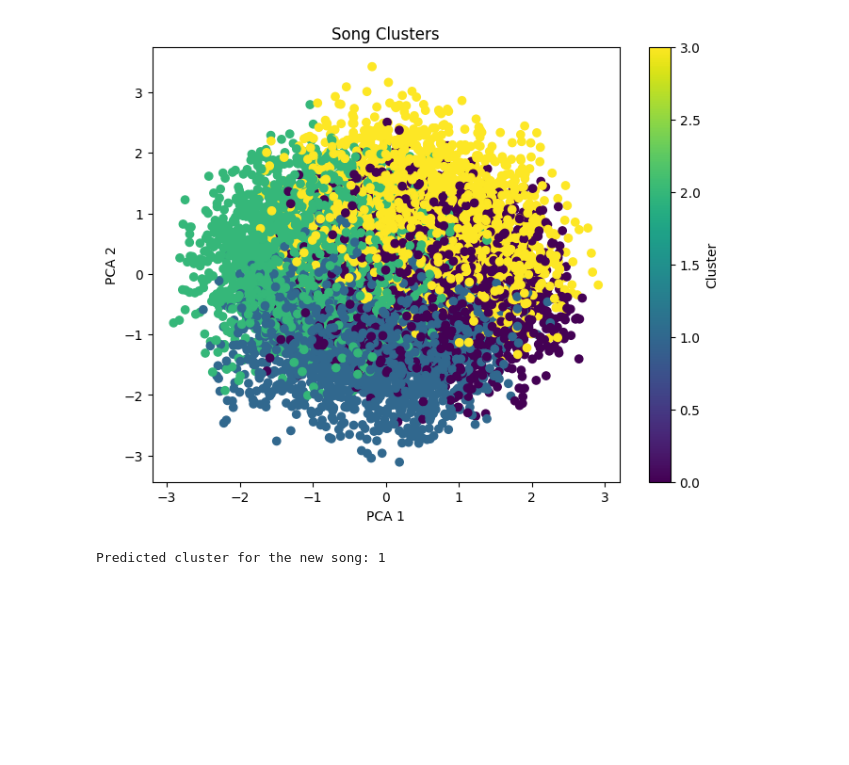
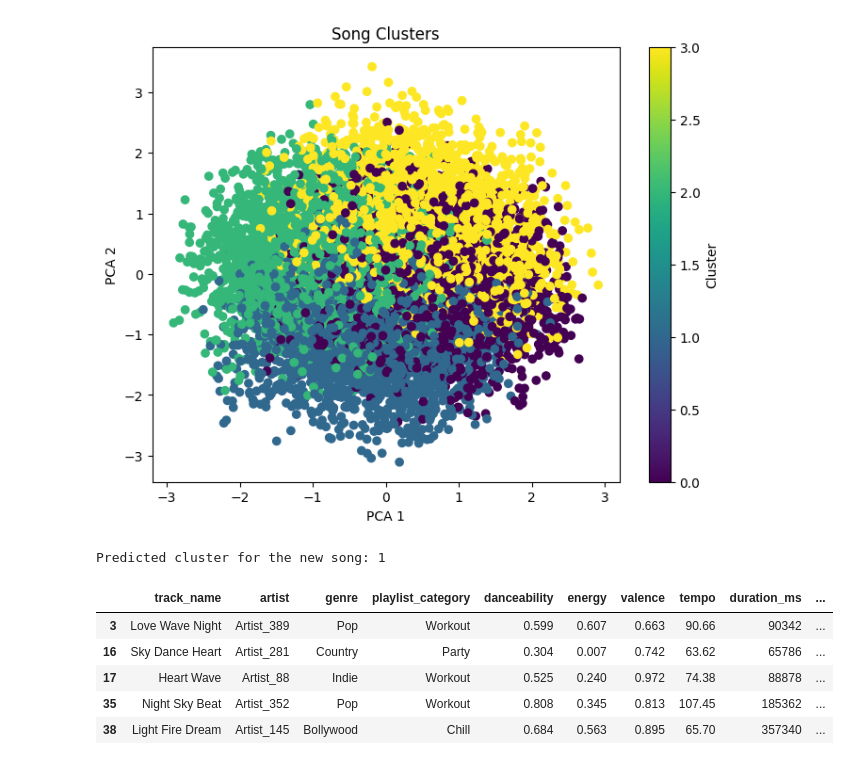
Before and after one commit to amannmishraa/ML_Workspace_MBRDI, a Jupyter notebook: k_means.ipynb, the cells around one changed output. Drawn from its saved outputs; the diff is of its cells as text; code cells hidden in the pictures; blank space fills up the shorter version.

```diff
--- a/k_means.ipynb
+++ b/k_means.ipynb
@@ -155,3 +155,16 @@ predicted_cluster = kmeans.predict(new_song_scaled)
 print("Predicted cluster for the new song:", predicted_cluster[0])
 # %% [output]
 Predicted cluster for the new song: 1
+# %%
+cluster_id = predicted_cluster[0]
+
+recommended_songs = df[df['cluster'] == cluster_id]
+
+recommended_songs.head()
+# %% [output]
+|  | track_name | artist | genre | playlist_category | danceability | energy | valence | tempo | duration_ms | ... |
+| 3 | Love Wave Night | Artist_389 | Pop | Workout | 0.599 | 0.607 | 0.663 | 90.66 | 90342 | ... |
+| 16 | Sky Dance Heart | Artist_281 | Country | Party | 0.304 | 0.007 | 0.742 | 63.62 | 65786 | ... |
+| 17 | Heart Wave | Artist_88 | Indie | Workout | 0.525 | 0.240 | 0.972 | 74.38 | 88878 | ... |
+| 35 | Night Sky Beat | Artist_352 | Pop | Workout | 0.808 | 0.345 | 0.813 | 107.45 | 185362 | ... |
+| 38 | Light Fire Dream | Artist_145 | Bollywood | Chill | 0.684 | 0.563 | 0.895 | 65.70 | 357340 | ... |
```
Also changed, not shown: parts of 4 cells of this notebook.
